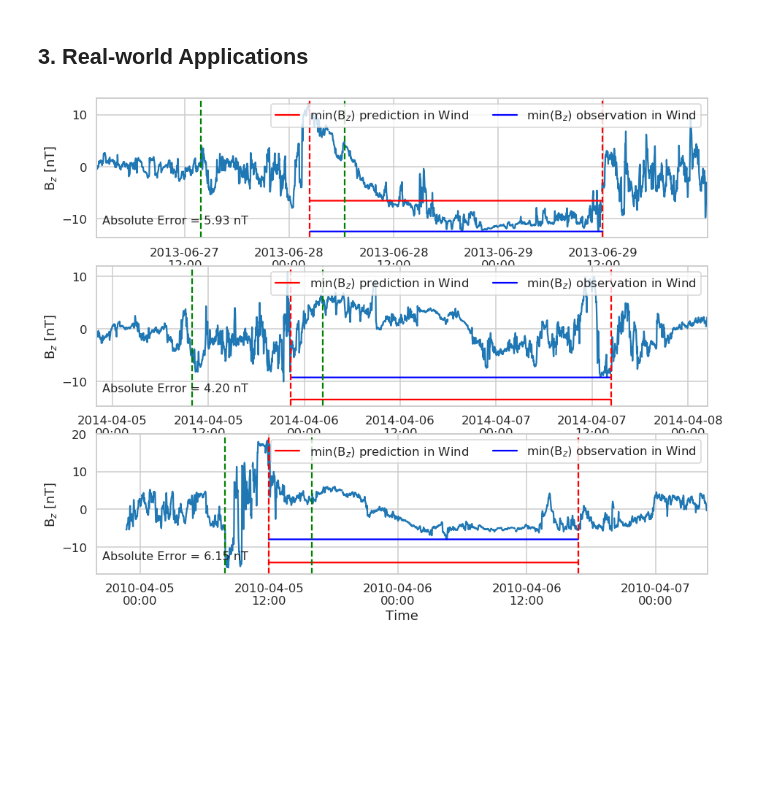
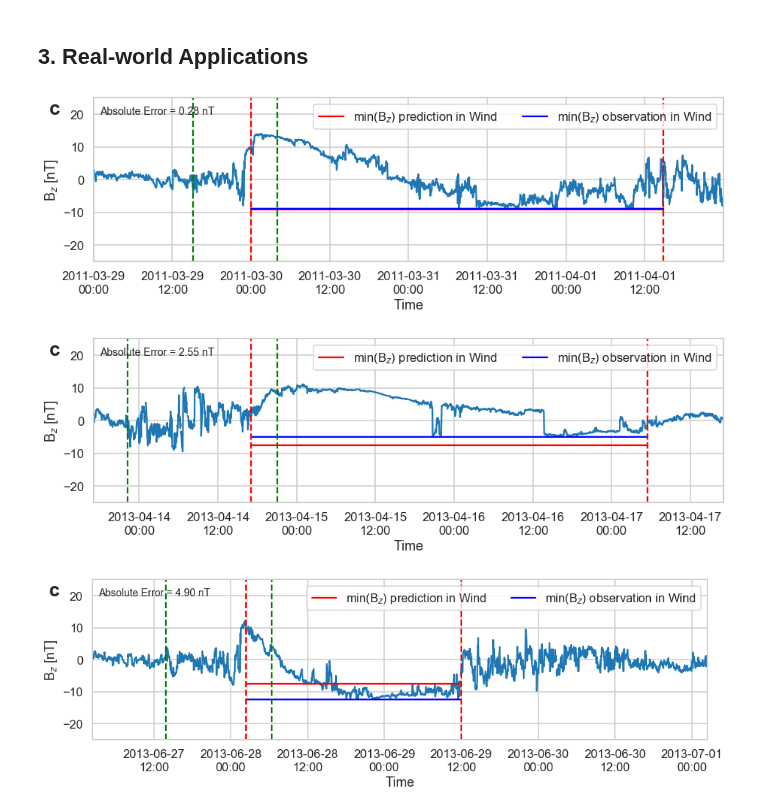
Before and after one commit to helioforecast/Papers, a Jupyter notebook: Reiss2021_MLrope/mfrpred_mreiss_bz.ipynb, the cells around one changed output. Saved outputs shown, nothing was run; the diff lists cells and outputs as text; code cells hidden in the pictures; blank space fills up the shorter version.

```diff
--- a/Reiss2021_MLrope/mfrpred_mreiss_bz.ipynb
+++ b/Reiss2021_MLrope/mfrpred_mreiss_bz.ipynb
@@ -454,7 +475,7 @@ ms=25
 al=0.9
 
 sns.set_context("talk")
-sns.set_style('darkgrid')
+sns.set_style('whitegrid')
 
 fig=plt.figure(figsize=(20,8),dpi=100)
 ax1 = plt.subplot(121)
@@ -465,7 +486,6 @@ plt.ylabel('Heliocentric Distance [AU]')
 plt.xlabel('Date [years]')
 plt.ylim([0.94,1.1])
 plt.legend(loc=1,fontsize=13)
-
 
 ax2 = plt.subplot(122)
 #ax2.scatter(ic.loc[wini,'mo_sc_heliodistance'],ic.loc[wini,'mo_bmean'], label='Wind', s=ms,c='mediumseagreen', alpha=al)
@@ -482,7 +502,7 @@ ax2.scatter(ic.loc[sta_select_ind1,'icme_start_time'],ic.loc[sta_select_ind1,'mo
 ax2.scatter(ic.loc[stb_select_ind1,'icme_start_time'],ic.loc[stb_select_ind1,'mo_bzmin'], linestyle='None',marker='o',s=ms,label='min($B_{\mathrm{z}}$) in STEREO-B',facecolors='white',edgecolors='mediumslateblue', alpha=al)
 plt.xlabel('Date [years]')
 ax2.set_ylabel('Magnetic Field Strength in MO [nT]')
-ax2.legend(loc=1,fontsize=12)
+ax2.legend(loc=1,fontsize=14)
 
 # Add labels to plots
 for ax, ann in zip([ax1, ax2], ['a', 'b']):
@@ -796,7 +813,7 @@ gridsearch = False
 from sklearn.model_selection import RandomizedSearchCV
 # %%
 if gridsearch:
-    gbr_param_grid = {'n_estimators': [100, 200, 300, 400],
+    gbr_param_grid = {'n_estimators': [100, 125, 150, 175, 200, 225, 250, 275, 300, 325, 350, 375, 400],
                       'min_samples_split': [2, 3, 4, 5],
                       'min_samples_leaf': [1, 2, 3, 4],
                       'max_depth': [2, 3, 4, 5],
@@ -806,8 +823,8 @@ if gridsearch:
     cv_model = clf.fit(X_train, y_train)
     best_params_gbr = cv_model.best_params_
 else:
-    best_params_gbr = {'n_estimators': 400, 'min_samples_split': 5,
-                       'min_samples_leaf': 1, 'max_depth': 3, 'learning_rate': 0.1}
+    best_params_gbr = {'n_estimators': 200, 'min_samples_split': 5,
+                       'min_samples_leaf': 1, 'max_depth': 3, 'learning_rate': 0.01}
 
 print(best_params_gbr)
 models['gbr'] = GradientBoostingRegressor(**best_params_gbr)
@@ -873,13 +890,13 @@ y_pred3 = model3.predict(X_test)
 # %%
 importances = model3.feature_importances_
 indices = np.argsort(importances)
-feat_imps_rfr = pd.Series(model2.feature_importances_, use_features).sort_values(ascending=False)[0:15]
-feat_imps_gbr = pd.Series(model3.feature_importances_, use_features).sort_values(ascending=False)[0:15]
+feat_imps_rfr = pd.Series(model2.feature_importances_, use_features).sort_values(ascending=False)[0:10]
+feat_imps_gbr = pd.Series(model3.feature_importances_, use_features).sort_values(ascending=False)[0:10]
 
 # Plot the feature importances of the forest
 fig, (ax1, ax2) = plt.subplots(1, 2, figsize=(12,4))
-feat_imps_rfr.plot(kind='bar', title="Feature importances in RFR", ax=ax1)
-feat_imps_gbr.plot(kind='bar', title="Feature importances in GBR", ax=ax2)
+feat_imps_rfr.plot(kind='bar', title="Feature importances in RFR for min(B$_{\mathrm{z}}$)", ax=ax1)
+feat_imps_gbr.plot(kind='bar', title="Feature importances in GBR for min(B$_{\mathrm{z}}$)", ax=ax2)
 
 plt.subplots_adjust(wspace=0.2)
 
@@ -887,7 +904,7 @@ plt.subplots_adjust(wspace=0.2)
 # https://scikit-learn.org/stable/auto_examples/inspection/plot_linear_model_coefficient_interpretation.html
 
 for ax, ann in zip([ax1, ax2], ['a', 'b']):
-    ax.text(.9, .9, ann, transform=ax.transAxes, fontsize=26, weight='bold')
+    ax.text(.9, .9, ann, transform=ax.transAxes, fontsize=24, weight='bold')
 
 argv3='feature_importance_minbz_{}h.pdf'.format(feature_hours)
 plt.savefig('plots/' + argv3, bbox_inches='tight')
@@ -1230,7 +1324,7 @@ def plot_all_mos(sat, n_ind, start_range, end_range, satname, varstr='min'):
     for iEv in range(start_range, end_range):
         ind = n_ind[test_ind[iEv]] # be careful with this!
 
-        buffer_win = 12.
+        buffer_win = 48.
         istart = np.where(sat['time'] >= icme_start_time_num[ind] - buffer_win/24.)[0][0]
         iend = np.where(sat['time'] >= mo_end_time_num[ind] + buffer_win/24.)[0][0]
 
@@ -1260,19 +1354,31 @@ def plot_all_mos(sat, n_ind, start_range, end_range, satname, varstr='min'):
         plt.axvline(x=sat['time'][int(moend)], color='r', linestyle='--')
         plt.xlabel('Time')
         plt.ylabel('B$_{z}$ [nT]')
-        plt.xlim((sat['time'][istart], sat['time'][iend]))
+        plt.xlim(sat['time'][int(mostart)]-1, sat['time'][int(mostart)]+3)
+        plt.ylim(-25, 25)
         plt.legend(numpoints=1, ncol=2, loc=1)
         ax = plt.gca()
-        ax.text(.01, .1, 'Absolute Error = {:.2f} nT'.format(np.abs(yObs[iEv]-predVal[iEv])), transform=ax.transAxes, fontsize=16)
+        ax.text(.01, .9, 'Absolute Error = {:.2f} nT'.format(np.abs(yObs[iEv]-predVal[iEv])), transform=ax.transAxes, fontsize=14)
+        ax.text(-.07, .9, 'c', transform=ax.transAxes, fontsize=26, weight='bold')
         ax.xaxis.set_major_formatter(DateFormatter('%Y-%m-%d\n%H:%M'))    # !
 
-    argv3='{}_plot.pdf'.format(satname)
+    argv3='{}_poor_plot.pdf'.format(satname)
     plt.savefig('plots/' + argv3, bbox_inches='tight')
     plt.show()
 # %%
-#Example in Figure 1:
+#Ideal example
 y_pred = y_pred3
-plot_all_mos(win, n_iwinind, 17, 20, 'Wind')
+plot_all_mos(win, n_iwinind, 2, 3, 'Wind')
 # %% [output]
-[figure, old version]
+[figure, new version]
+# %%
+#Average example
+plot_all_mos(win, n_iwinind, 0, 1, 'Wind')
+# %% [output]
+[figure, added]
+# %%
+#Poor example
+plot_all_mos(win, n_iwinind, 17, 18, 'Wind')
+# %% [output]
+[figure, added]
 # %%
```
Also changed, not shown: parts of 27 cells of this notebook, 36 other files.
